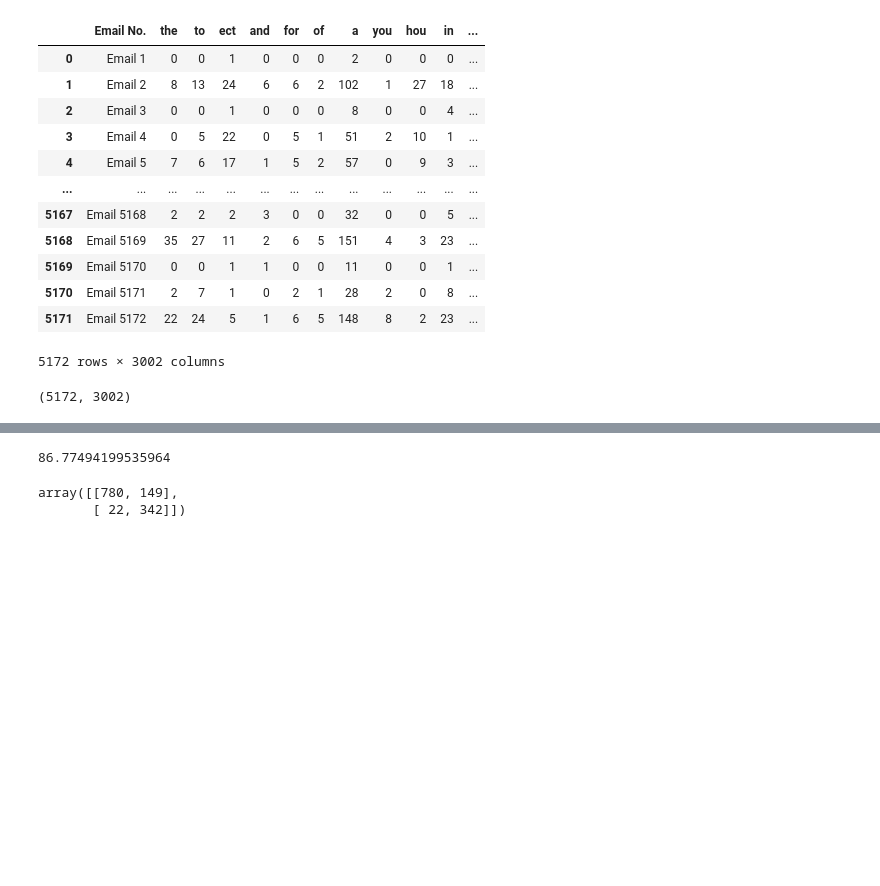
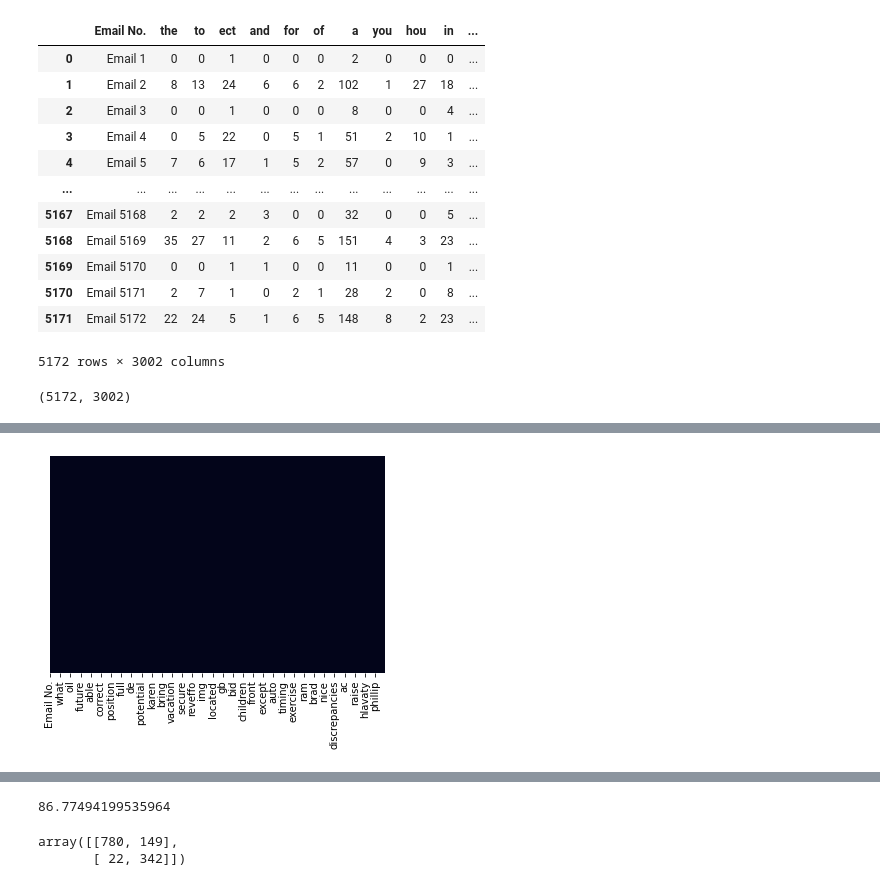
Before and after one commit to ak424/smartknower, a Jupyter notebook: Spam_predict.ipynb, the cells around one changed output, grey strips where cells are left out. Saved outputs shown, nothing was run; the diff lists cells and outputs as text; code cells hidden in the pictures; blank space fills up the shorter version.

```diff
--- a/Spam_predict.ipynb
+++ b/Spam_predict.ipynb
@@ -29,0 +45,5 @@ df.shape
+# %%
+sns.heatmap(df.isnull(),yticklabels = False,cbar = False)
+plt.show()
+# %% [output]
+[figure, added]
```
Also changed, not shown: parts of 7 cells of this notebook.
